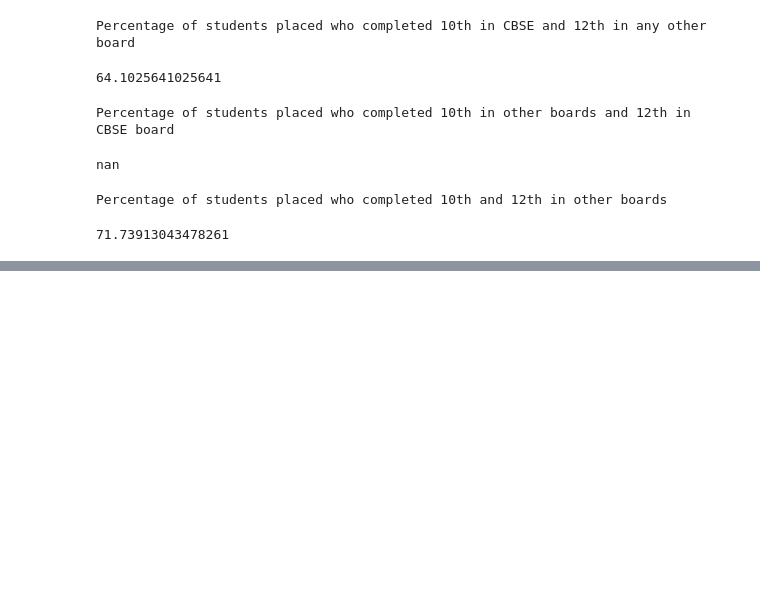
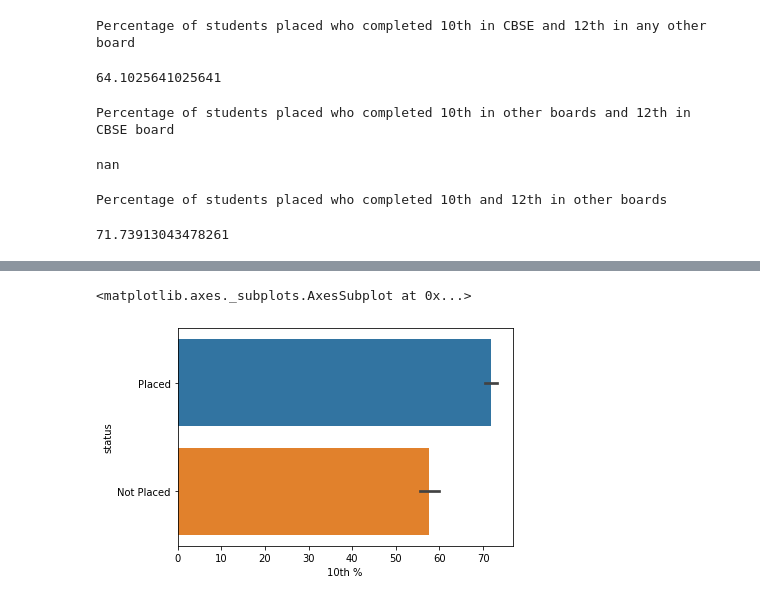
Before and after one commit to Jaiganesh-MK/Placement-analysis, a Jupyter notebook: placement.ipynb, the cells around one changed output, grey strips where cells are left out. Drawn from its saved outputs; the diff is of its cells as text; code cells hidden in the pictures; blank space fills up the shorter version.

```diff
--- a/placement.ipynb
+++ b/placement.ipynb
@@ -268,0 +293,5 @@ Percentage of students placed who completed 10th and 12th in other boards
+# %%
+sns.barplot(x= df['10th %'], y = df['status'])
+# %% [output]
+<matplotlib.axes._subplots.AxesSubplot at 0x...>
+[figure, added]
```
Also changed, not shown: parts of 22 cells of this notebook.
